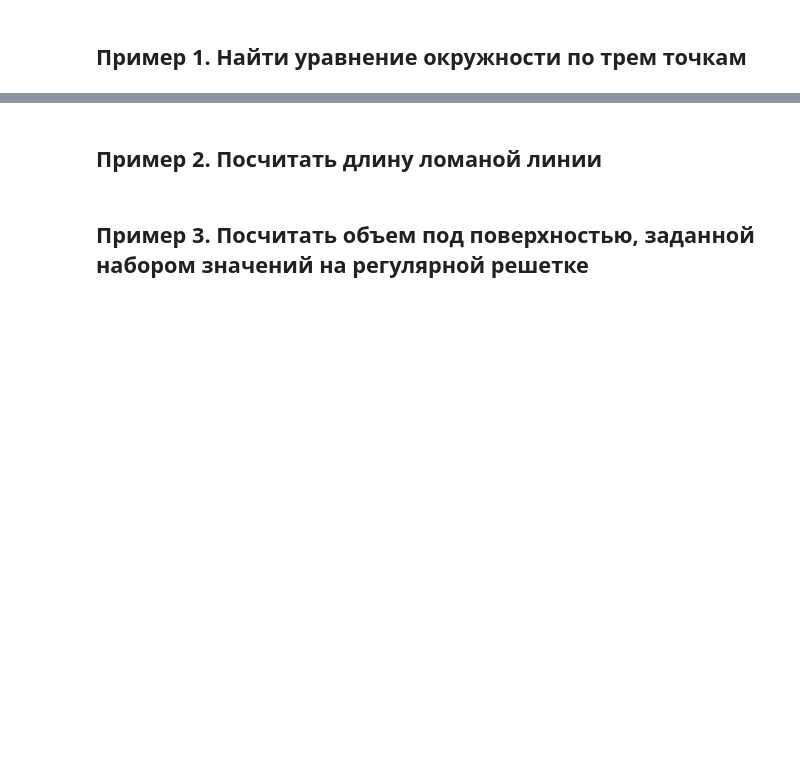
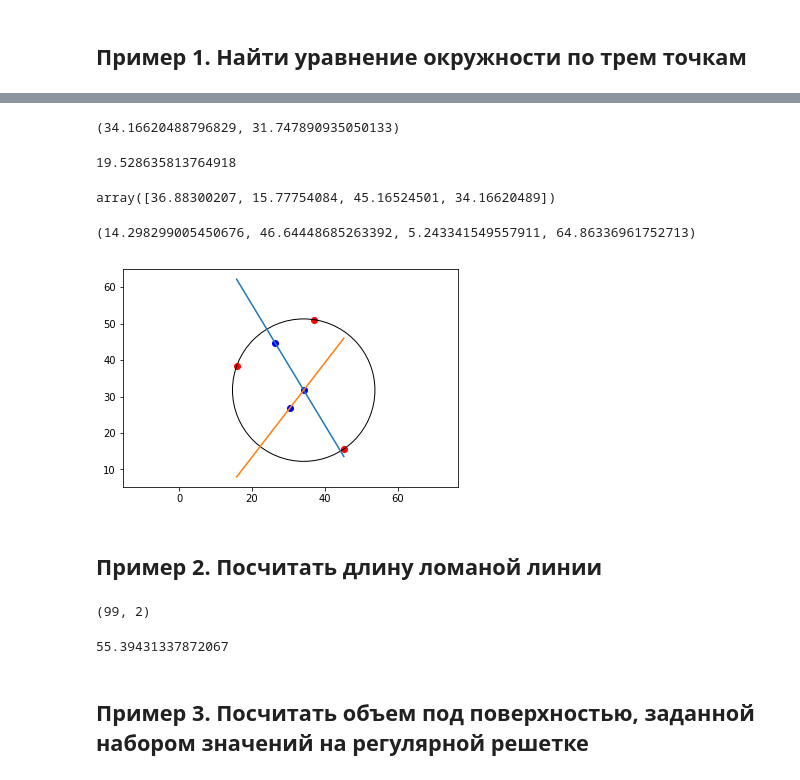
Before and after one commit to BoberSA/PythonCourse, a Jupyter notebook: Lecture_3/Lecture_3.ipynb, the cells around one changed output, grey strips where cells are left out. Drawn from its saved outputs; the diff is of its cells as text; code cells hidden in the pictures; blank space fills up the shorter version.

```diff
--- a/Lecture_3/Lecture_3.ipynb
+++ b/Lecture_3/Lecture_3.ipynb
@@ -23,5 +131,52 @@ import matplotlib.pyplot as plt
+# %%
+# для расчета точки пересечения перпендикуляров
+# составить систему линейных уравнений относительно x,y
+
+A = np.array([[k_1, -1.],
+              [k_2, -1.]])
+B = np.array([-b_1, -b_2])
+x_c, y_c = np.linalg.solve(A, B)
+x_c, y_c
+# %% [output]
+(34.16620488796829, 31.747890935050133)
+# %%
+# вычислить радиус окружности
+
+r = np.linalg.norm(pts[0,:]-np.array([x_c, y_c]))
+r
+# %% [output]
+19.528635813764918
+# %%
+np.append(pts[:,0],[x_c])
+# %% [output]
+array([36.88300207, 15.77754084, 45.16524501, 34.16620489])
+# %%
+# отрисовать точки, центры отрезков, перпендикуляры, центр окружности и саму окружность
+
+x = np.linspace(np.append(pts[:,0],[x_c]).min(), np.append(pts[:,0],[x_c]).max(), 100)
+plt.scatter(pts[:,0], pts[:,1], color='r')
+plt.scatter([c1[0], c2[0], x_c], [c1[1], c2[1], y_c], color='b')
+plt.plot(x, k_1*x+b_1)
+plt.plot(x, k_2*x+b_2)
+circ = plt.Circle((x_c, y_c), r, facecolor='none', edgecolor='k')
+ax = plt.gca()
+ax.add_artist(circ)
+plt.axis('equal')
+# %% [output]
+(14.298299005450676, 46.64448685263392, 5.243341549557911, 64.86336961752713)
+[figure, added]
 # %% [markdown]
 ## Пример 2. Посчитать длину ломаной линии
+# %%
+line = npr.rand(100, 2)
+d = line[1:]-line[:-1]
+d.shape
+# %% [output]
+(99, 2)
+# %%
+np.sum(np.sqrt(np.sum((line[1:]-line[:-1])**2, axis=1)))
+# %% [output]
+55.39431337872067
 # %% [markdown]
 ## Пример 3. Посчитать объем под поверхностью, заданной набором значений на регулярной решетке
 # %% [markdown]
```
Also changed, not shown: parts of 25 cells of this notebook.
